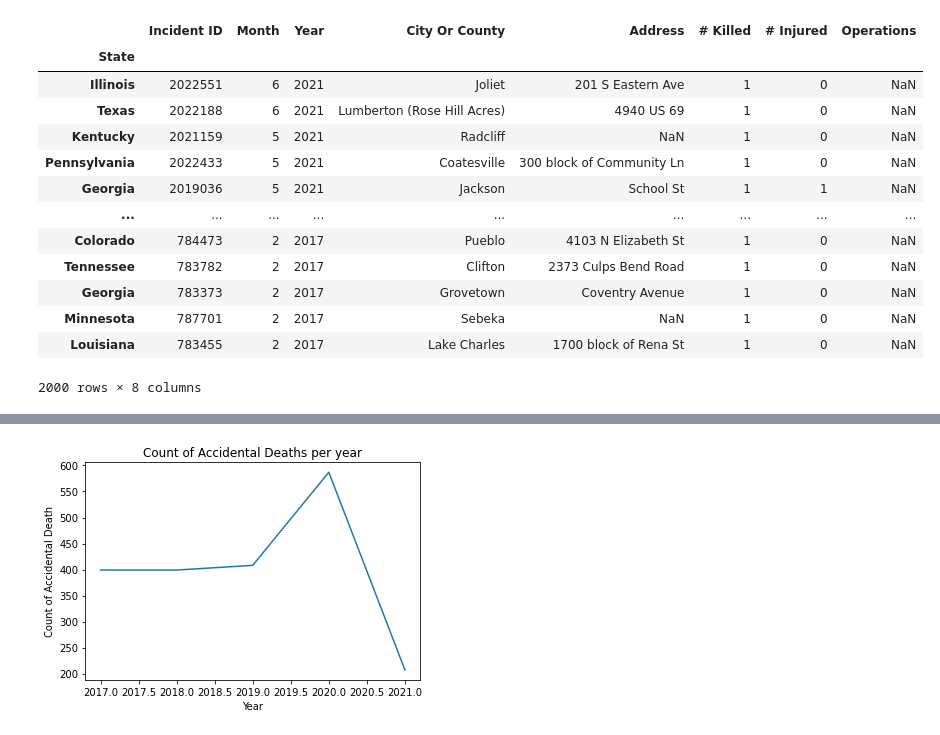
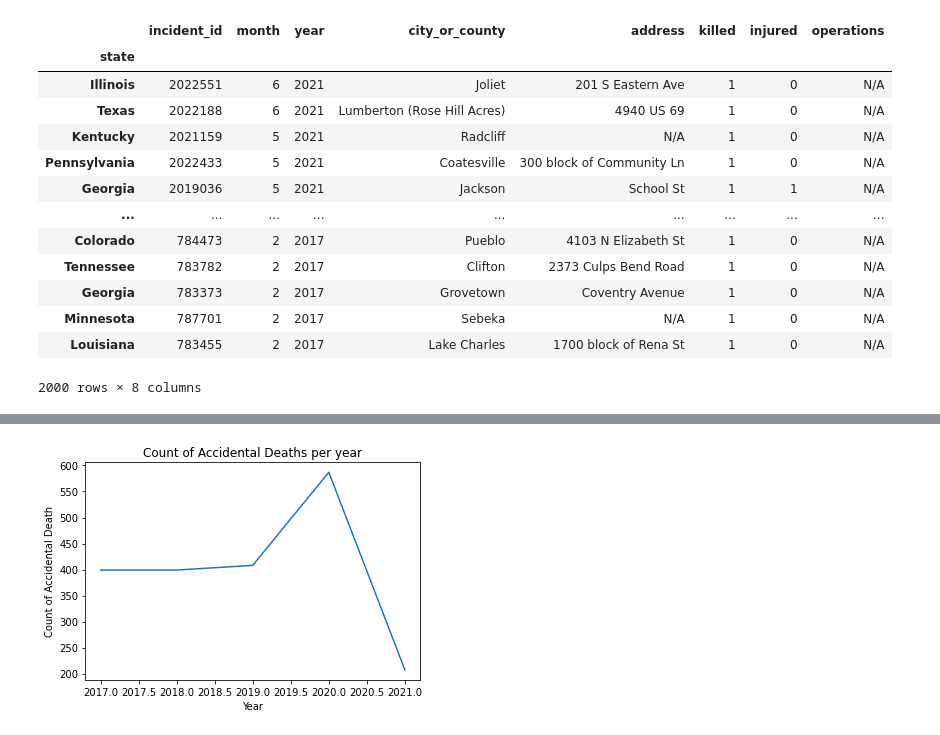
Before and after one commit to cmoore187/Project-2, a Jupyter notebook: Project-2.ipynb, the cells around one changed output, grey strips where cells are left out. Drawn from its saved outputs; the diff is of its cells as text; code cells hidden in the pictures.

```diff
--- a/Project-2.ipynb
+++ b/Project-2.ipynb
@@ -32,0 +5,4 @@ accidental_deaths_df
+# %%
+# Create engine
+engine = create_engine("postgresql://postgres:password@localhost:5432/gun_violence")
+conn = engine.connect()
@@ -32,0 +11,4 @@ accidental_deaths_df
+# %%
+# Query All Records in the the accidental_deaths table
+accidental_deaths = pd.read_sql("SELECT * FROM accidental_deaths", conn)
+accidental_deaths
@@ -33,19 +29,19 @@ accidental_deaths_df
 # %%
-death_counts = accidental_deaths_df.set_index('State')
+death_counts = accidental_deaths.set_index('state')
 death_counts
 # %% [output]
-|  | Incident ID | Month | Year | City Or County | Address | # Killed | # Injured | Operations |
-| State |  |  |  |  |  |  |  |  |
-| Illinois | 2022551 | 6 | 2021 | Joliet | 201 S Eastern Ave | 1 | 0 | NaN |
-| Texas | 2022188 | 6 | 2021 | Lumberton (Rose Hill Acres) | 4940 US 69 | 1 | 0 | NaN |
-| Kentucky | 2021159 | 5 | 2021 | Radcliff | NaN | 1 | 0 | NaN |
-| Pennsylvania | 2022433 | 5 | 2021 | Coatesville | 300 block of Community Ln | 1 | 0 | NaN |
-| Georgia | 2019036 | 5 | 2021 | Jackson | School St | 1 | 1 | NaN |
+|  | incident_id | month | year | city_or_county | address | killed | injured | operations |
+| state |  |  |  |  |  |  |  |  |
+| Illinois | 2022551 | 6 | 2021 | Joliet | 201 S Eastern Ave | 1 | 0 | N/A |
+| Texas | 2022188 | 6 | 2021 | Lumberton (Rose Hill Acres) | 4940 US 69 | 1 | 0 | N/A |
+| Kentucky | 2021159 | 5 | 2021 | Radcliff | N/A | 1 | 0 | N/A |
+| Pennsylvania | 2022433 | 5 | 2021 | Coatesville | 300 block of Community Ln | 1 | 0 | N/A |
+| Georgia | 2019036 | 5 | 2021 | Jackson | School St | 1 | 1 | N/A |
 | ... | ... | ... | ... | ... | ... | ... | ... | ... |
-| Colorado | 784473 | 2 | 2017 | Pueblo | 4103 N Elizabeth St | 1 | 0 | NaN |
-| Tennessee | 783782 | 2 | 2017 | Clifton | 2373 Culps Bend Road | 1 | 0 | NaN |
-| Georgia | 783373 | 2 | 2017 | Grovetown | Coventry Avenue | 1 | 0 | NaN |
-| Minnesota | 787701 | 2 | 2017 | Sebeka | NaN | 1 | 0 | NaN |
-| Louisiana | 783455 | 2 | 2017 | Lake Charles | 1700 block of Rena St | 1 | 0 | NaN |
+| Colorado | 784473 | 2 | 2017 | Pueblo | 4103 N Elizabeth St | 1 | 0 | N/A |
+| Tennessee | 783782 | 2 | 2017 | Clifton | 2373 Culps Bend Road | 1 | 0 | N/A |
+| Georgia | 783373 | 2 | 2017 | Grovetown | Coventry Avenue | 1 | 0 | N/A |
+| Minnesota | 787701 | 2 | 2017 | Sebeka | N/A | 1 | 0 | N/A |
+| Louisiana | 783455 | 2 | 2017 | Lake Charles | 1700 block of Rena St | 1 | 0 | N/A |
 2000 rows × 8 columns
 # %%
```
Also changed, not shown: parts of 33 cells of this notebook, 8 other files.
